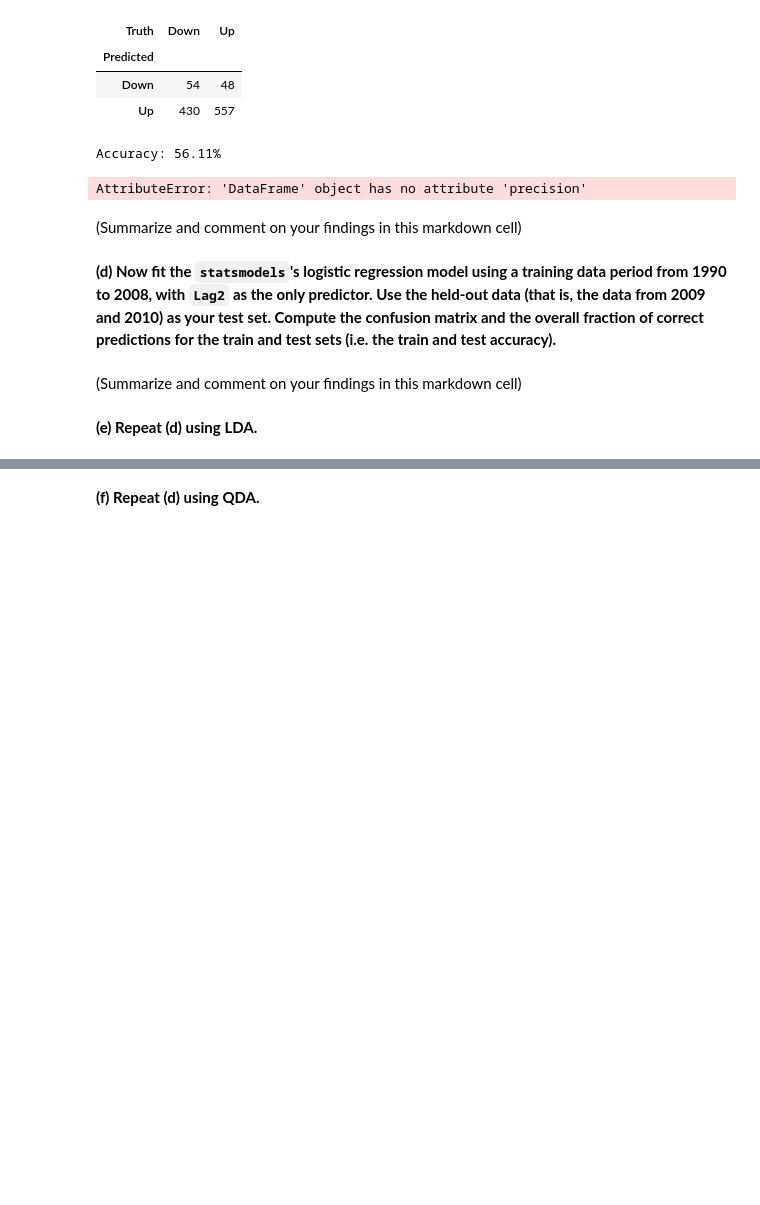
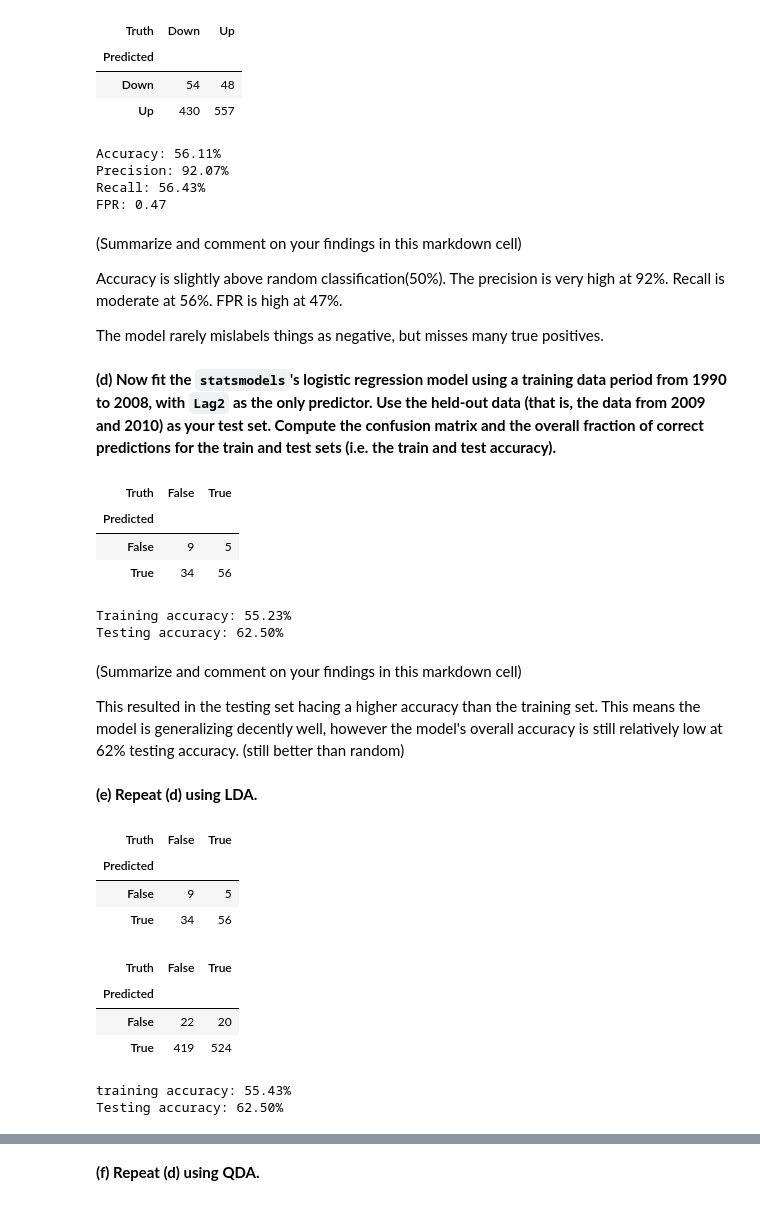
Before and after one commit to WillDBM/DATA-303, a Jupyter notebook: Lab/Armentrout_William_Lab5.ipynb, the cells around one changed output, grey strips where cells are left out. Drawn from its saved outputs; the diff is of its cells as text; code cells hidden in the pictures; blank space fills up the shorter version.

```diff
--- a/Lab/Armentrout_William_Lab5.ipynb
+++ b/Lab/Armentrout_William_Lab5.ipynb
@@ -126,17 +126,90 @@ confusionTable
 # accuracy
 print(f'Accuracy: {np.mean(labels == Weekly.Direction)*100:.2f}%')
 # precision
-print(f'Precision: {}')
+precision = confusionTable.loc['Up', 'Up'] / confusionTable.loc[:, 'Up'].sum()
+print(f'Precision: {precision * 100:.2f}%')
+# recall
+recall = confusionTable.loc['Up', 'Up'] / confusionTable.loc['Up', :].sum()
+print(f'Recall: {recall * 100:.2f}%')
+# FPR
+fpr = confusionTable.loc['Down', 'Up'] / confusionTable.loc['Down', :].sum()
+print(f'FPR: {fpr:.2f}')
 # %% [output]
 Accuracy: 56.11%
+Precision: 92.07%
+Recall: 56.43%
+FPR: 0.47
-AttributeError: 'DataFrame' object has no attribute 'precision'
 # %% [markdown]
 (Summarize and comment on your findings in this markdown cell)
+
+Accuracy is slightly above random classification(50%). The precision is very high at 92%. Recall is moderate at 56%. FPR is high at 47%.
+
+The model rarely mislabels things as negative, but misses many true positives.
 # %% [markdown]
 **(d) Now fit the `statsmodels`'s logistic regression model using a training data period from 1990 to 2008, with `Lag2` as the only predictor. Use the held-out data (that is, the data from 2009 and 2010) as your test set. Compute the confusion matrix and the overall fraction of correct predictions for the train and test sets (i.e. the train and test accuracy).**
+# %%
+# Logistic Regression model
+X = MS(['Lag2']).fit(Weekly).transform(Weekly)
+y = Weekly.Direction == 'Up'
+X_train, X_test = X.loc[Weekly.Year < 2009], X.loc[Weekly.Year >= 2009]
+y_train, y_test = y.loc[Weekly.Year < 2009], y.loc[Weekly.Year >= 2009]
+glm = sm.GLM(y_train,
+             X_train,
+             family=sm.families.Binomial())
+results = glm.fit()
+p_hat = results.predict(exog=X_test)
+pred_bool = p_hat > 0.5
+confusionTable = confusion_table(pred_bool, y_test)
+confusionTable
+# %% [output]
+| Truth | False | True |
+| Predicted |  |  |
+| False | 9 | 5 |
+| True | 34 | 56 |
+# %%
+# overall fraction of correct predictions (train / test)
+print(f'Training accuracy: {np.mean(y_train == (results.predict(X_train) > -.5)) * 100:.2f}%')
+print(f'Testing accuracy: {np.mean(y_test == pred_bool) * 100:.2f}%')
+# %% [output]
+Training accuracy: 55.23%
+Testing accuracy: 62.50%
 # %% [markdown]
 (Summarize and comment on your findings in this markdown cell)
+
+This resulted in the testing set hacing a higher accuracy than the training set.
+This means the model is generalizing decently well, however the model's overall accuracy is still relatively low at 62% testing accuracy. (still better than random)
 # %% [markdown]
 **(e) Repeat (d) using LDA.**
+# %%
+# LDA model
+lda = LDA(store_covariance=True)
+X_train, X_test = [M.drop(columns=['intercept']) for M in [X_train, X_test]]
+lda.fit(X_train, y_train)
+
+# test set
+pred_test = lda.predict(X_test)
+conf_test = confusion_table(pred_test, y_test)
+conf_test
+# %% [output]
+| Truth | False | True |
+| Predicted |  |  |
+| False | 9 | 5 |
+| True | 34 | 56 |
+# %%
+# train set
+pred_train = lda.predict(X_train)
+conf_train = confusion_table(pred_train, y_train)
+conf_train
+# %% [output]
+| Truth | False | True |
+| Predicted |  |  |
+| False | 22 | 20 |
+| True | 419 | 524 |
+# %%
+print(f'training accuracy: {np.mean(y_train == pred_train) * 100:.2f}%')
+print(f'Testing accuracy: {np.mean(y_test == pred_test) * 100:.2f}%')
+# %% [output]
+training accuracy: 55.43%
+Testing accuracy: 62.50%
 # %% [markdown]
 (Summarize and comment on your findings in this markdown cell)
```
Also changed, not shown: parts of 5 cells of this notebook.
